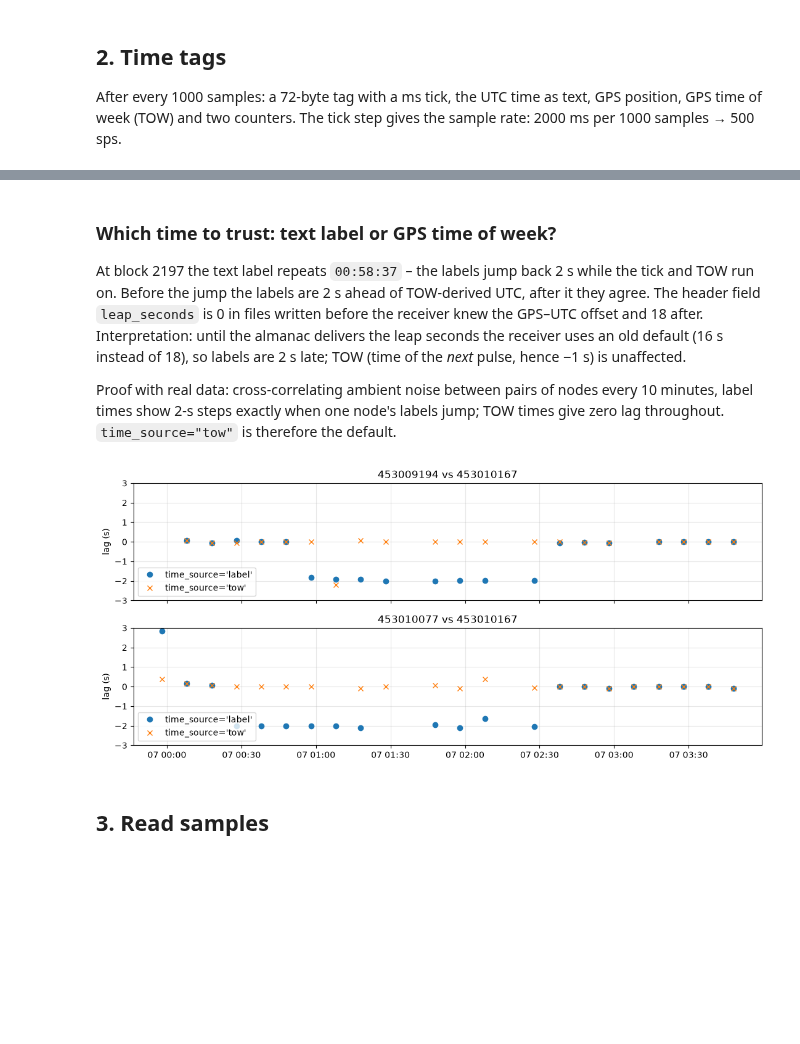
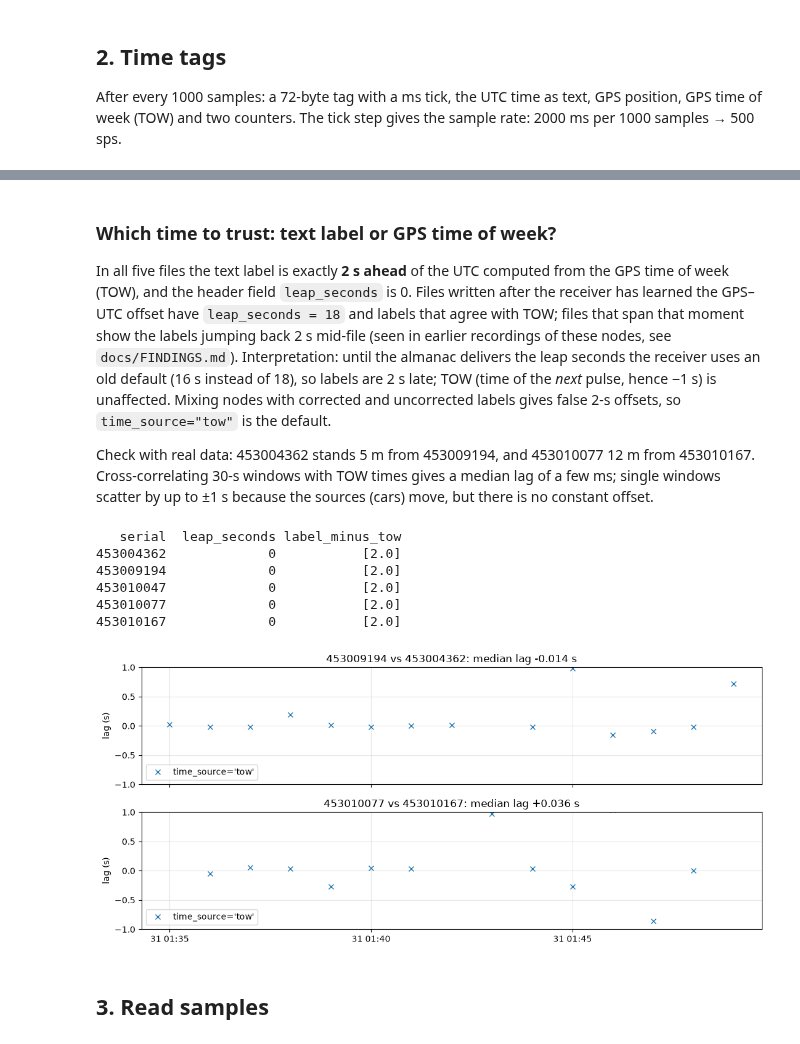
Before and after one commit to TobbeTripitaka/node_toolbox, a Jupyter notebook: notebooks/dld_demo.ipynb, the cells around one changed output, grey strips where cells are left out. Cells and saved outputs as stored; diff of their text form; code cells hidden in the pictures; blank space fills up the shorter version.

```diff
--- a/notebooks/dld_demo.ipynb
+++ b/notebooks/dld_demo.ipynb
@@ -41,8 +38,8 @@ hdr[["serial", "file_index", "firmware", "project_name", "start", "end", "durati
 ## 2. Time tags
 After every 1000 samples: a 72-byte tag with a ms tick, the UTC time as text, GPS position, GPS time of week (TOW) and two counters. The tick step gives the sample rate: 2000 ms per 1000 samples → 500 sps.
 # %%
-f = next((BT / "453009194").glob("*/seis001Z.DLD"))
+f = next((BT / "453009194").glob("*/seis000Z.DLD"))
 tags = dld.read_dld_tags(f)
 print(len(tags), "tags; tick steps:", tags.tick_ms.diff().value_counts().to_dict())
-tags.iloc[[0, 1, 2195, 2196, 2197, 2198, -1]][["block", "tick_ms", "time_label", "time_tow", "label_minus_tow_s", "phase_error", "counter", "latitude", "longitude"]]
+tags.iloc[[0, 1, 2, 400, -1]][["block", "tick_ms", "time_label", "time_tow", "label_minus_tow_s", "phase_error", "counter", "latitude", "longitude"]]
 # %% [output]
@@ -58,33 +53,42 @@ tags.iloc[[0, 1, 2195, 2196, 2197, 2198, -1]][["block", "tick_ms", "time_label",
 # %% [markdown]
 ### Which time to trust: text label or GPS time of week?
-At block 2197 the text label repeats `00:58:37` – the labels jump back 2 s while the tick and TOW run on. Before the jump the labels are 2 s ahead of TOW-derived UTC, after it they agree. The header field `leap_seconds` is 0 in files written before the receiver knew the GPS–UTC offset and 18 after. Interpretation: until the almanac delivers the leap seconds the receiver uses an old default (16 s instead of 18), so labels are 2 s late; TOW (time of the *next* pulse, hence −1 s) is unaffected.
+In all five files the text label is exactly **2 s ahead** of the UTC computed from the GPS time of week (TOW), and the header field `leap_seconds` is 0. Files written after the receiver has learned the GPS–UTC offset have `leap_seconds = 18` and labels that agree with TOW; files that span that moment show the labels jumping back 2 s mid-file (seen in earlier recordings of these nodes, see `docs/FINDINGS.md`). Interpretation: until the almanac delivers the leap seconds the receiver uses an old default (16 s instead of 18), so labels are 2 s late; TOW (time of the *next* pulse, hence −1 s) is unaffected. Mixing nodes with corrected and uncorrected labels gives false 2-s offsets, so `time_source="tow"` is the default.
 
-Proof with real data: cross-correlating ambient noise between pairs of nodes every 10 minutes, label times show 2-s steps exactly when one node's labels jump; TOW times give zero lag throughout. `time_source="tow"` is therefore the default.
+Check with real data: 453004362 stands 5 m from 453009194, and 453010077 12 m from 453010167. Cross-correlating 30-s windows with TOW times gives a median lag of a few ms; single windows scatter by up to ±1 s because the sources (cars) move, but there is no constant offset.
 # %%
+print(pd.DataFrame([dict(serial=p.parts[-3], leap_seconds=dld.read_dld_header(p)["leap_seconds"],
+                         label_minus_tow=dld.read_dld_tags(p).label_minus_tow_s.unique().tolist())
+                    for p in sorted(BT.glob("*/*/seis000Z.DLD"))]).to_string(index=False))
+
 from obspy.signal.cross_correlation import correlate, xcorr_max
-def lag_series(a, b, src, t0="2023-04-06T23:58", t1="2023-04-07T04:00", win=120, step=600):
-    fa = next((BT / a).glob("*/seis001Z.DLD")); fb = next((BT / b).glob("*/seis001Z.DLD"))
+def lag_series(a, b, src="tow", t0="2023-03-31T01:35", t1="2023-03-31T01:50", win=30, step=60):
+    fa = next((BT / a).glob("*/seis000Z.DLD")); fb = next((BT / b).glob("*/seis000Z.DLD"))
     out, t = [], UTCDateTime(t0)
     while t < UTCDateTime(t1):
         x = dld.read_dld(fa, starttime=t, endtime=t + win, time_source=src)
         y = dld.read_dld(fb, starttime=t, endtime=t + win, time_source=src)
         x.merge(fill_value=0); y.merge(fill_value=0); x, y = x[0], y[0]
         for tr in (x, y): tr.detrend("demean"); tr.filter("bandpass", freqmin=2, freqmax=40)
         n = min(x.stats.npts, y.stats.npts)
         lag, cc = xcorr_max(correlate(x.data[:n], y.data[:n], 1500), abs_max=False)
         out.append((t.datetime, lag / 500, cc)); t += step
     return pd.DataFrame(out, columns=["time", "lag_s", "cc"]).set_index("time")
 
-pairs = [("453009194", "453010167"), ("453010077", "453010167")]
+pairs = [("453009194", "453004362"), ("453010077", "453010167")]
 fig, axes = plt.subplots(len(pairs), 1, figsize=(11, 5), sharex=True)
 for ax, (a, b) in zip(axes, pairs):
-    for src, mk in [("label", "o"), ("tow", "x")]:
-        s = lag_series(a, b, src); s = s[s.cc > 0.05]
-        ax.plot(s.index, s.lag_s, mk, label=f"time_source='{src}'")
-    ax.set(ylabel="lag (s)", title=f"{a} vs {b}", ylim=(-3, 3)); ax.grid(alpha=.3); ax.legend(loc="lower left")
+    s = lag_series(a, b); s = s[s.cc > 0.05]
+    ax.plot(s.index, s.lag_s, "x", label="time_source='tow'")
+    ax.set(ylabel="lag (s)", title=f"{a} vs {b}: median lag {s.lag_s.median():+.3f} s", ylim=(-1, 1)); ax.grid(alpha=.3); ax.legend(loc="lower left")
 plt.tight_layout()
 # %% [output]
+   serial  leap_seconds label_minus_tow
+453004362             0           [2.0]
+453009194             0           [2.0]
+453010047             0           [2.0]
+453010077             0           [2.0]
+453010167             0           [2.0]
-[figure, old version]
+[figure, new version]
 # %% [markdown]
 ## 3. Read samples
 # %%
```
Also changed, not shown: parts of 6 cells of this notebook, 27 other files.
